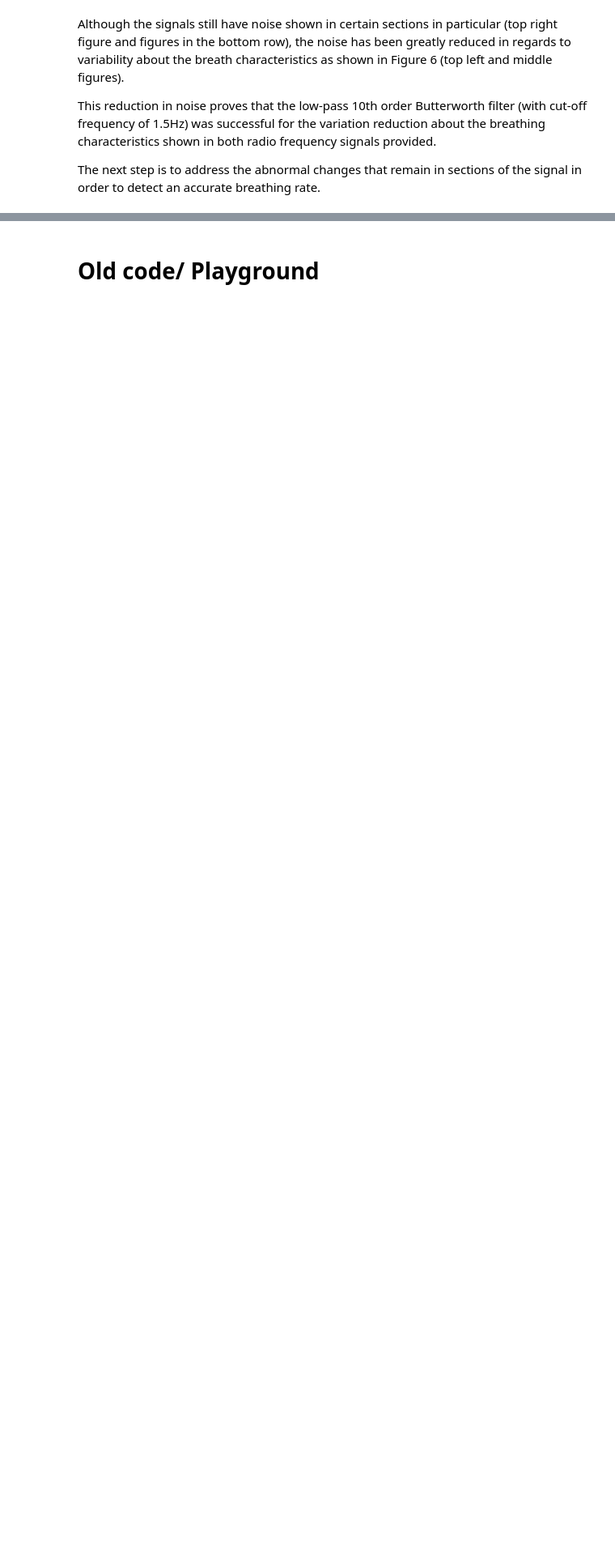
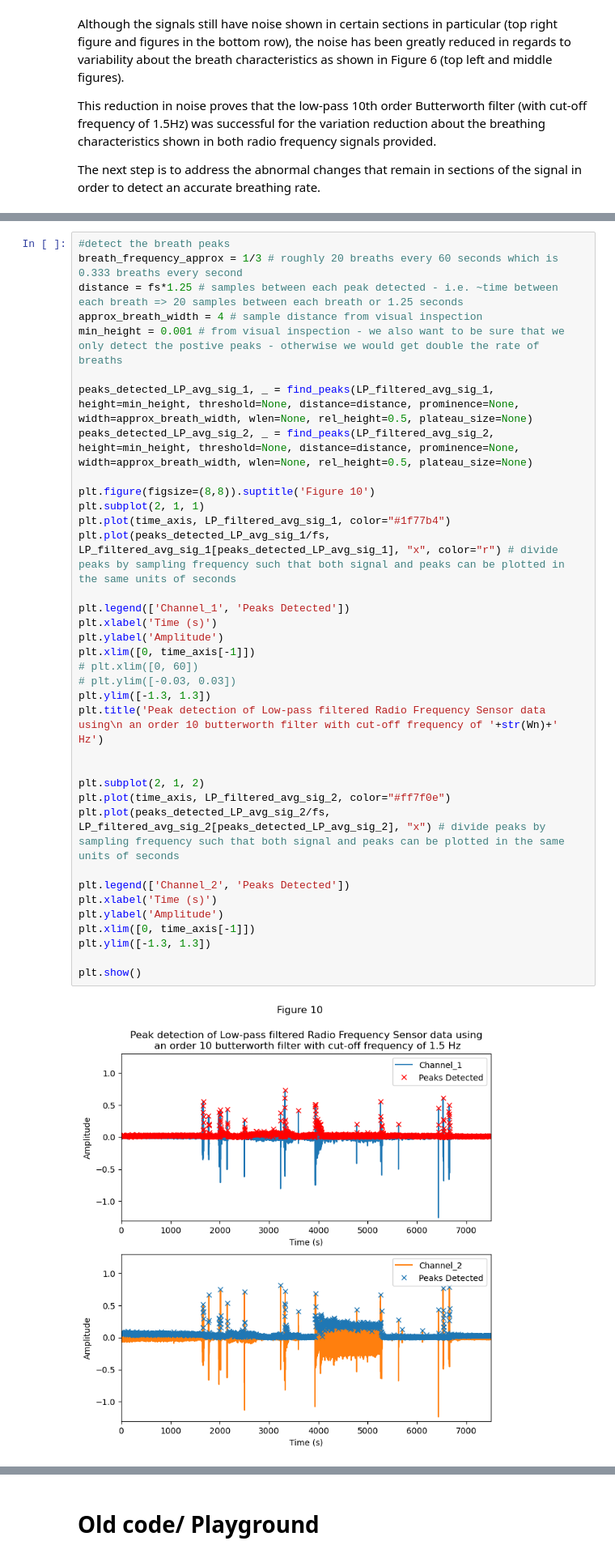
Before and after one commit to AoibheT-H/Algorithm_Challenge, a Jupyter notebook: Aoibhe_Turner_Heaney_Algorithm_Challenge.ipynb, the cells around one changed output, grey strips where cells are left out. Shown at 81% size. Cells and saved outputs as stored; diff of their text form; blank space fills up the shorter version.

```diff
--- a/Aoibhe_Turner_Heaney_Algorithm_Challenge.ipynb
+++ b/Aoibhe_Turner_Heaney_Algorithm_Challenge.ipynb
@@ -431,0 +411,38 @@ numpy.ndarray
+# %%
+#detect the breath peaks
+breath_frequency_approx = 1/3 # roughly 20 breaths every 60 seconds which is 0.333 breaths every second
+distance = fs*1.25 # samples between each peak detected - i.e. ~time between each breath => 20 samples between each breath or 1.25 seconds
+approx_breath_width = 4 # sample distance from visual inspection
+min_height = 0.001 # from visual inspection - we also want to be sure that we only detect the postive peaks - otherwise we would get double the rate of breaths
+
+peaks_detected_LP_avg_sig_1, _ = find_peaks(LP_filtered_avg_sig_1, height=min_height, threshold=None, distance=distance, prominence=None, width=approx_breath_width, wlen=None, rel_height=0.5, plateau_size=None)
+peaks_detected_LP_avg_sig_2, _ = find_peaks(LP_filtered_avg_sig_2, height=min_height, threshold=None, distance=distance, prominence=None, width=approx_breath_width, wlen=None, rel_height=0.5, plateau_size=None)
+
+plt.figure(figsize=(8,8)).suptitle('Figure 10')
+plt.subplot(2, 1, 1)
+plt.plot(time_axis, LP_filtered_avg_sig_1, color="#1f77b4")
+plt.plot(peaks_detected_LP_avg_sig_1/fs, LP_filtered_avg_sig_1[peaks_detected_LP_avg_sig_1], "x", color="r") # divide peaks by sampling frequency such that both signal and peaks can be plotted in the same units of seconds
+
+plt.legend(['Channel_1', 'Peaks Detected'])
+plt.xlabel('Time (s)')
+plt.ylabel('Amplitude')
+plt.xlim([0, time_axis[-1]])
+# plt.xlim([0, 60])
+# plt.ylim([-0.03, 0.03])
+plt.ylim([-1.3, 1.3])
+plt.title('Peak detection of Low-pass filtered Radio Frequency Sensor data using\n an order 10 butterworth filter with cut-off frequency of '+str(Wn)+' Hz')
+
+
+plt.subplot(2, 1, 2)
+plt.plot(time_axis, LP_filtered_avg_sig_2, color="#ff7f0e")
+plt.plot(peaks_detected_LP_avg_sig_2/fs, LP_filtered_avg_sig_2[peaks_detected_LP_avg_sig_2], "x") # divide peaks by sampling frequency such that both signal and peaks can be plotted in the same units of seconds
+
+plt.legend(['Channel_2', 'Peaks Detected'])
+plt.xlabel('Time (s)')
+plt.ylabel('Amplitude')
+plt.xlim([0, time_axis[-1]])
+plt.ylim([-1.3, 1.3])
+
+plt.show()
+# %% [output]
+[figure, added]
```
Also changed, not shown: parts of 30 cells of this notebook.
